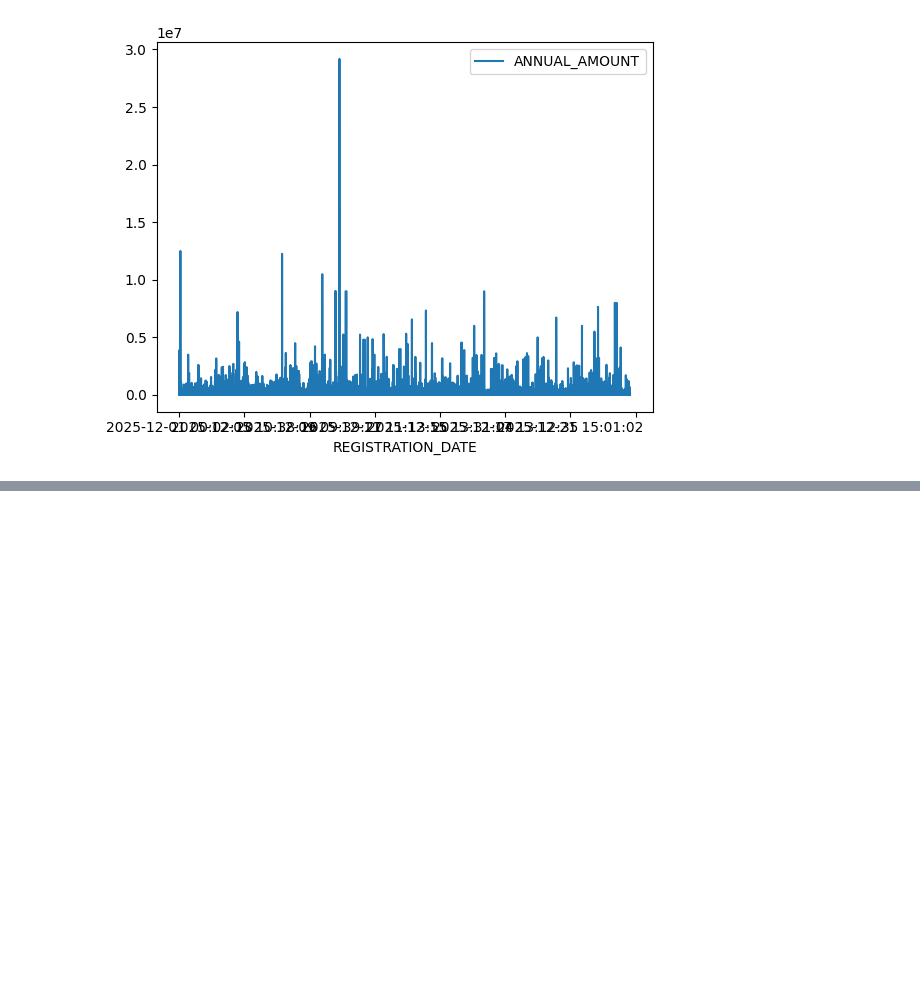
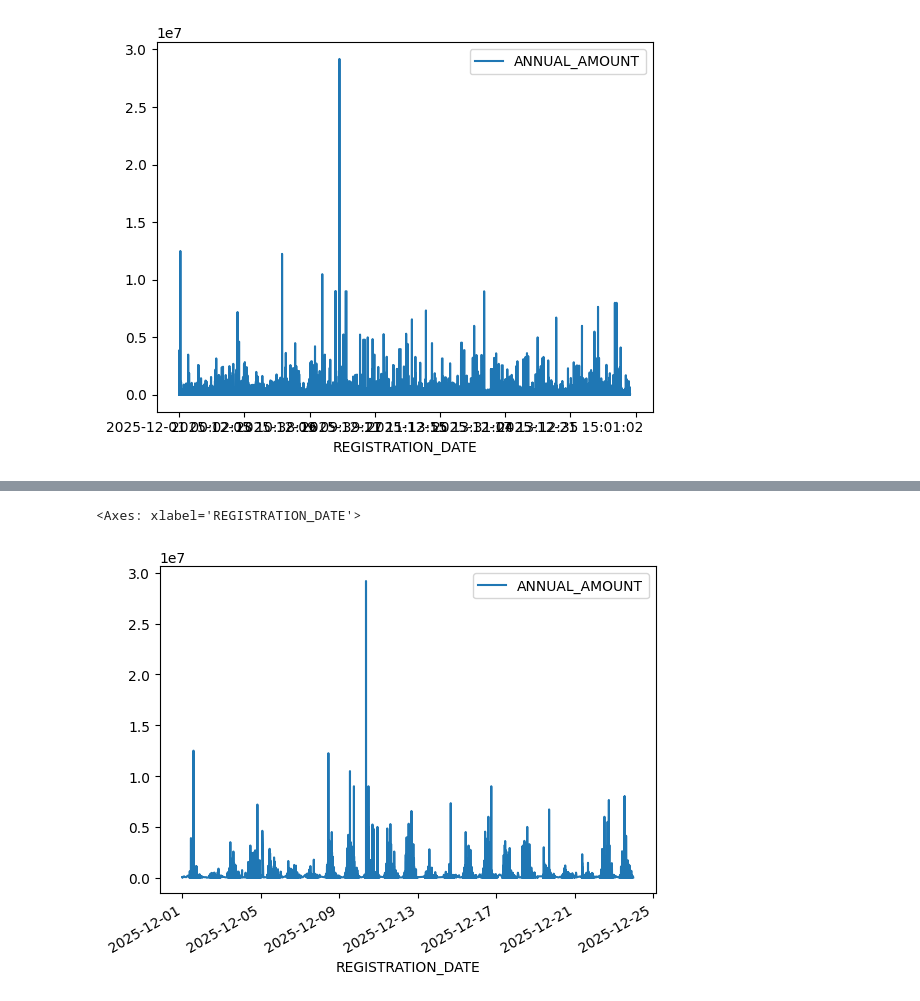
Before and after one commit to mrrazvi/python-lab, a Jupyter notebook: src/pandas/main.ipynb, the cells around one changed output, grey strips where cells are left out. Saved outputs shown, nothing was run; the diff lists cells and outputs as text; code cells hidden in the pictures; blank space fills up the shorter version.

```diff
--- a/src/pandas/main.ipynb
+++ b/src/pandas/main.ipynb
@@ -151,0 +188,3 @@ df.plot(x='REGISTRATION_DATE', y='ANNUAL_AMOUNT')
+# %%
+df['REGISTRATION_DATE'] = pd.to_datetime(df['REGISTRATION_DATE'])
+df.info()
@@ -151,0 +209,5 @@ df.plot(x='REGISTRATION_DATE', y='ANNUAL_AMOUNT')
+# %%
+df.plot(x='REGISTRATION_DATE', y='ANNUAL_AMOUNT')
+# %% [output]
+<Axes: xlabel='REGISTRATION_DATE'>
+[figure, added]
```
Also changed, not shown: parts of 3 cells of this notebook.
